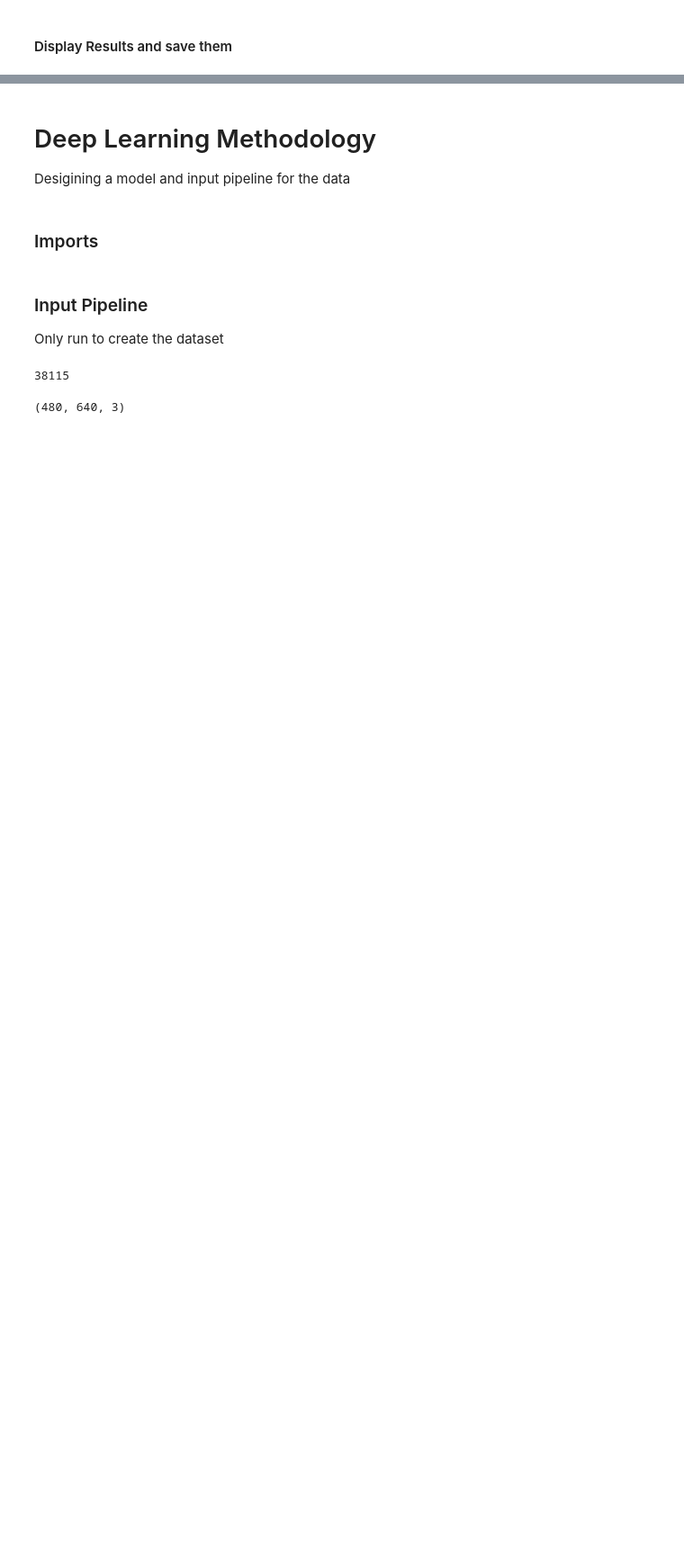
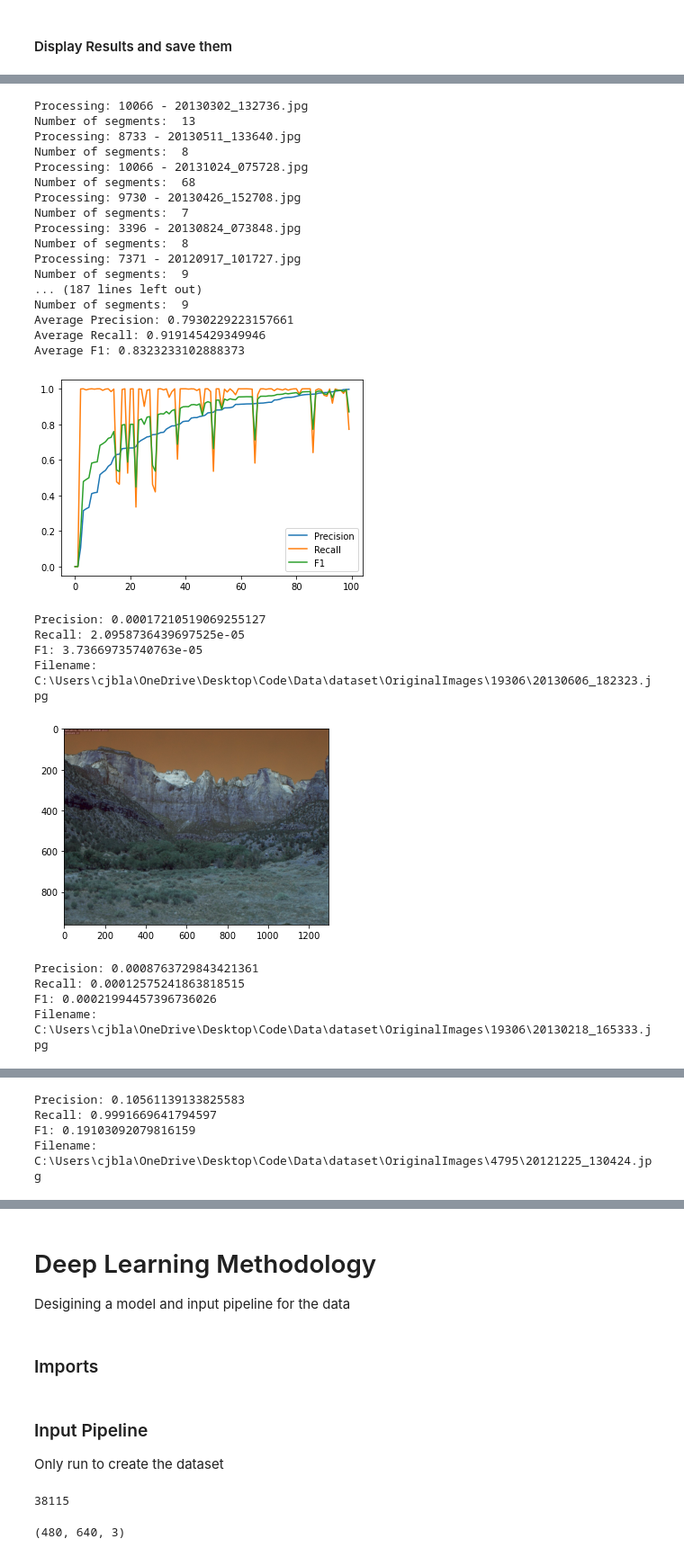
Before and after one commit to cjblackout/masterthesis, a Jupyter notebook: main_thesis.ipynb, the cells around one changed output, grey strips where cells are left out. Shown at 90% size. Cells and saved outputs as stored; diff of their text form; code cells hidden in the pictures; blank space fills up the shorter version.

Commit message:
Added complete code for 100 image sample

```diff
--- a/main_thesis.ipynb
+++ b/main_thesis.ipynb
@@ -299,0 +114,59 @@ def meanshift_segmentation(img):
+# %%
+acc = []
+files = [os.path.join(dp, f) for dp, dn, filenames in os.walk("C:\\Users\\cjbla\\OneDrive\\Desktop\\Code\\Data\\dataset\\OriginalImages") for f in filenames if os.path.splitext(f)[1] == '.jpg']
+
+random = [np.random.randint(0, len(files)) for i in range(0, 100)]
+for i in random:
+    acc.append(display_results(files[i]))
+
+print("Average Precision: " + str(np.mean([i[0] for i in acc])))
+print("Average Recall: " + str(np.mean([i[1] for i in acc])))
+print("Average F1: " + str(np.mean([i[2] for i in acc])))
+
+#sort acc
+acc.sort(key=lambda x: x[0])
+
+#display the results in a graph
+plt.plot([i[0] for i in acc], label="Precision")
+plt.plot([i[1] for i in acc], label="Recall")
+plt.plot([i[2] for i in acc], label="F1")
+plt.legend()
+plt.show()
+
+#display the worst 10 results
+for i in range(0, 10):
+    print("Precision: " + str(acc[i][0]))
+    print("Recall: " + str(acc[i][1]))
+    print("F1: " + str(acc[i][2]))
+    print("Filename: " + acc[i][3])
+    img = cv2.imread(acc[i][3])
+    plt.imshow(img)
+    plt.show()
+# %% [output]
+Processing: 10066 - 20130302_132736.jpg
+Number of segments:  13
+Processing: 8733 - 20130511_133640.jpg
+Number of segments:  8
+Processing: 10066 - 20131024_075728.jpg
+Number of segments:  68
+Processing: 9730 - 20130426_152708.jpg
+Number of segments:  7
+Processing: 3396 - 20130824_073848.jpg
+Number of segments:  8
+Processing: 7371 - 20120917_101727.jpg
+Number of segments:  9
+... (187 lines left out)
+Number of segments:  9
+Average Precision: 0.7930229223157661
+Average Recall: 0.919145429349946
+Average F1: 0.8323233102888373
+[figure, added]
+Precision: 0.00017210519069255127
+Recall: 2.0958736439697525e-05
+F1: 3.73669735740763e-05
+Filename: C:\Users\cjbla\OneDrive\Desktop\Code\Data\dataset\OriginalImages\19306\20130606_182323.jpg
+[figure, added]
+Precision: 0.0008763729843421361
+Recall: 0.00012575241863818515
+F1: 0.00021994457396736026
+Filename: C:\Users\cjbla\OneDrive\Desktop\Code\Data\dataset\OriginalImages\19306\20130218_165333.jpg
@@ -299,0 +174,4 @@ def meanshift_segmentation(img):
+Precision: 0.10561139133825583
+Recall: 0.9991669641794597
+F1: 0.19103092079816159
+Filename: C:\Users\cjbla\OneDrive\Desktop\Code\Data\dataset\OriginalImages\4795\20121225_130424.jpg
```
Also changed, not shown: parts of 17 cells of this notebook, 1 other file.
